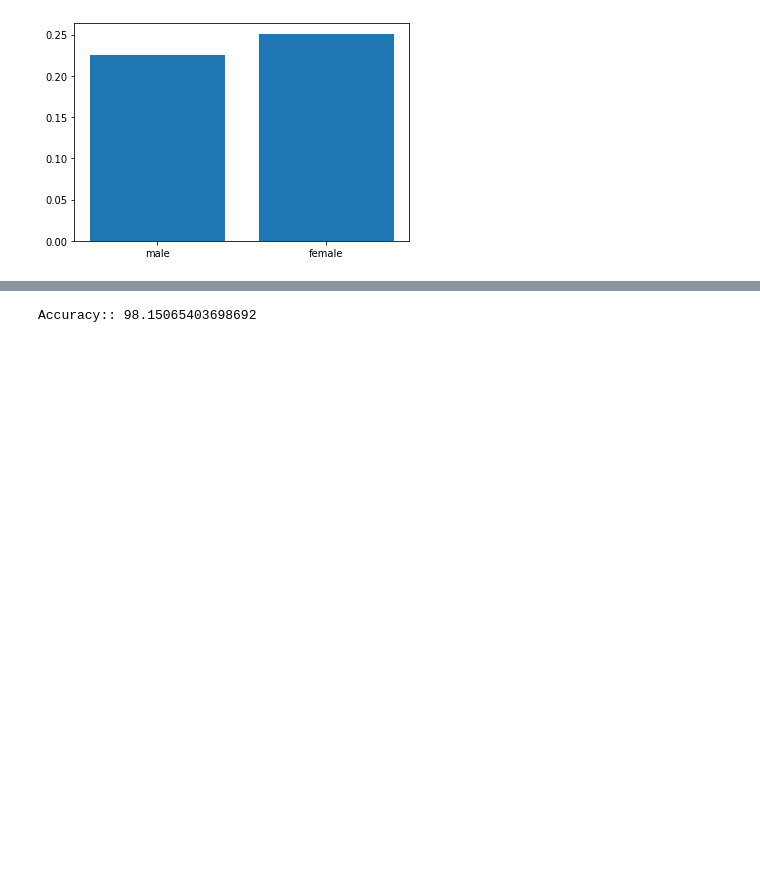
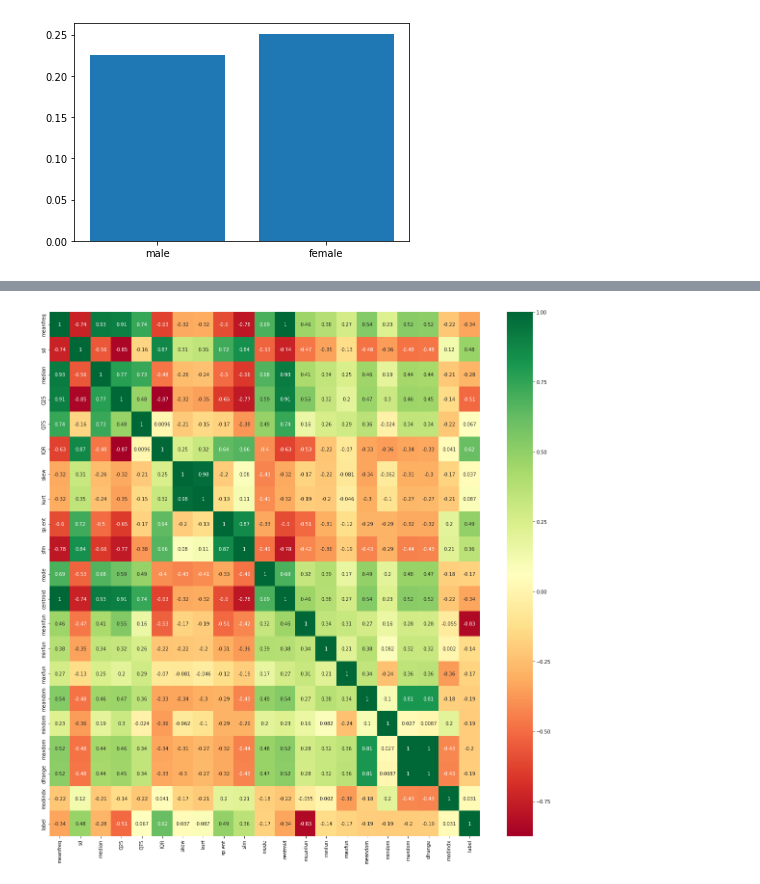
Before and after one commit to Ashara-kosi/ML-projects, a Jupyter notebook: Voice_Recognition.ipynb, the cells around one changed output, grey strips where cells are left out. Saved outputs shown, nothing was run; the diff lists cells and outputs as text; code cells hidden in the pictures; blank space fills up the shorter version.

```diff
--- a/Voice_Recognition.ipynb
+++ b/Voice_Recognition.ipynb
@@ -72,0 +105,14 @@ data.head()
+# %%
+#using heatmap
+import seaborn as sns
+
+X = data.iloc[:,0:50]  #independent columns
+y = data.iloc[:,-1]    #target column i.e price range
+#get correlations of each features in dataset
+corrmat = data.corr()
+top_corr_features = corrmat.index
+plt.figure(figsize=(20,20))
+#plot heat map
+g=sns.heatmap(data[top_corr_features].corr(),annot=True,cmap="RdYlGn")
+# %% [output]
+[figure, added]
@@ -96,7 +147,3 @@ for i in range (0,1000):
 
   if (maxm<score):
     maxm = score
-# %%
-print ('Accuracy::',maxm*100)
-# %% [output]
-Accuracy:: 98.15065403698692
```
Also changed, not shown: parts of 8 cells of this notebook.
